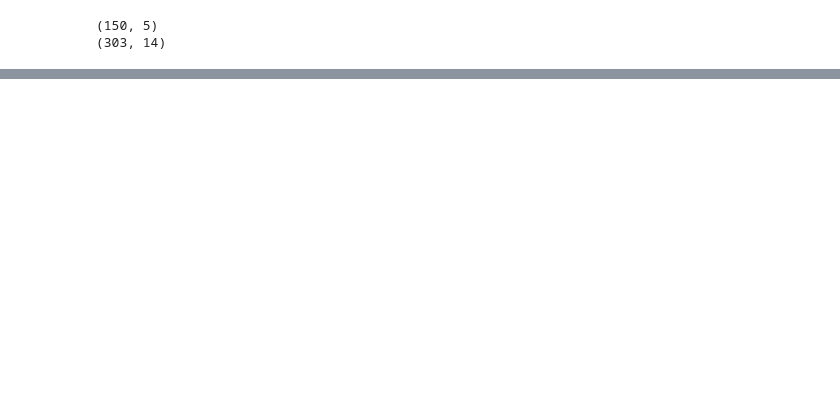
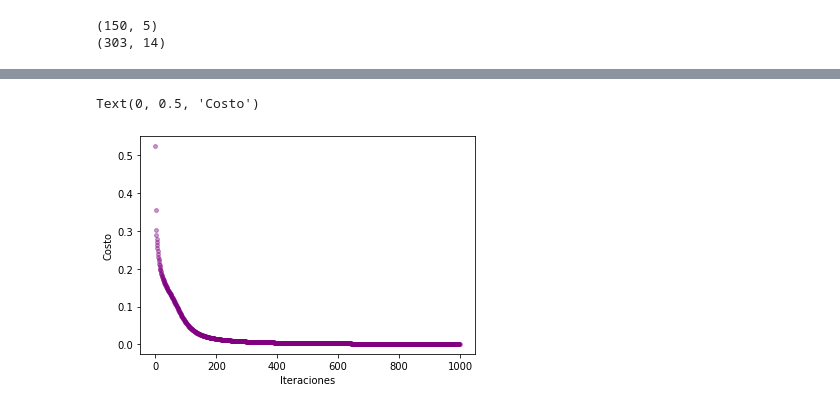
Before and after one commit to ytuza/PerceptronMulticapa, a Jupyter notebook: MVSyPMC.ipynb, the cells around one changed output, grey strips where cells are left out. Saved outputs shown, nothing was run; the diff lists cells and outputs as text; code cells hidden in the pictures; blank space fills up the shorter version.

```diff
--- a/MVSyPMC.ipynb
+++ b/MVSyPMC.ipynb
@@ -297,0 +321,7 @@ from sklearn.metrics import accuracy_score
+# %%
+plt.scatter(np.arange(1000),l2, s=15,c='purple',alpha=0.4)
+plt.xlabel('Iteraciones')
+plt.ylabel('Costo')
+# %% [output]
+Text(0, 0.5, 'Costo')
+[figure, added]
```
Also changed, not shown: parts of 9 cells of this notebook.
